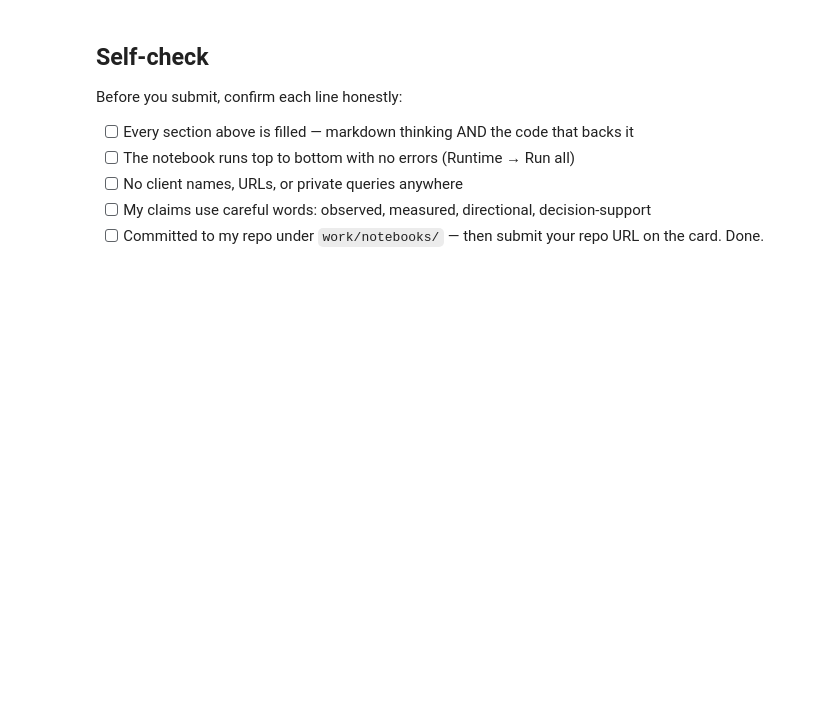
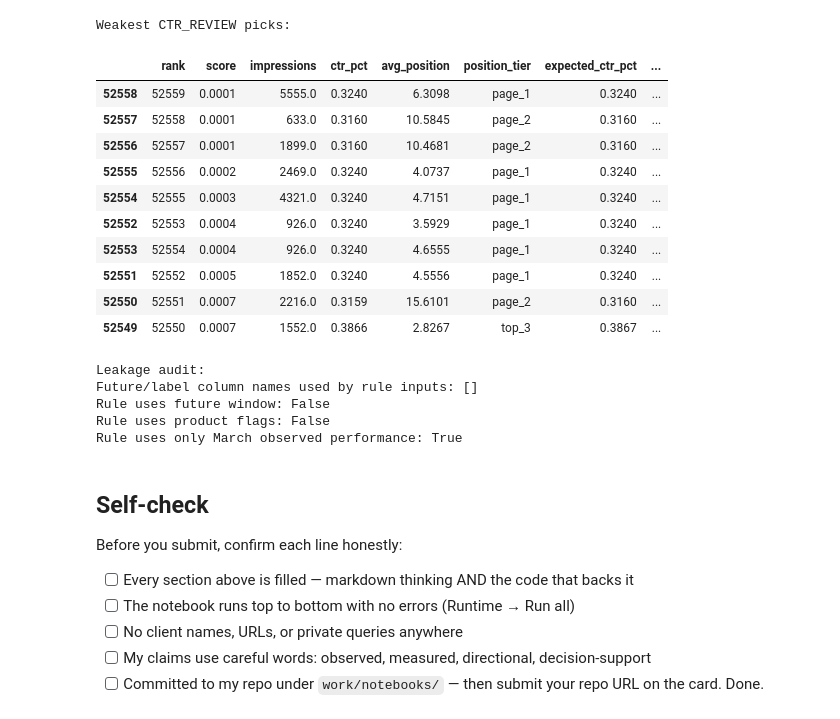
Before and after one commit to Fraz-Rasool/ML-Internship, a Jupyter notebook: work/notebooks/w04_baseline_score.ipynb, the cells around one changed output. Cells and saved outputs as stored; diff of their text form; code cells hidden in the pictures; blank space fills up the shorter version.

```diff
--- a/work/notebooks/w04_baseline_score.ipynb
+++ b/work/notebooks/w04_baseline_score.ipynb
@@ -37,3 +422,69 @@ This skeleton is yours to fill. Work the sections **in order** — each one has
+# %%
+weak = baseline_queue[
+    (baseline_queue["action"] == "CTR_REVIEW")
+].tail(10).sort_values("score")
+
+print("Weakest CTR_REVIEW picks:")
+display(
+    weak[[
+        "rank", "score", "impressions", "ctr_pct", "avg_position",
+        "position_tier", "expected_ctr_pct", "ctr_opportunity_gap_pct",
+        "reason_code", "action"
+    ]].round(4)
+)
+
+future_terms = [
+    "trend_direction", "trend_pct", "is_declining_label",
+    "future", "april", "may", "june"
+]
+notebook_text = " ".join(
+    "".join(c.get("source", [])) if isinstance(c, dict) else c
+    for c in globals().get("_ih", [])
+).lower() if "_ih" in globals() else ""
+
+used_future_names = [
+    term for term in future_terms
+    if term in notebook_text
+]
+
+# Explicit structural check of the dataframe columns used by the rule.
+allowed_rule_inputs = {
+    "client_hash_id", "content_hash_id", "impressions", "clicks",
+    "ctr_pct", "avg_position", "position_tier", "expected_ctr_pct",
+    "ctr_opportunity_gap_pct"
+}
+rule_inputs = set(march.columns) | {"expected_ctr_pct", "ctr_opportunity_gap_pct"}
+
+print("\nLeakage audit:")
+print("Future/label column names used by rule inputs:", sorted(
+    rule_inputs.intersection({
+        "trend_direction", "trend_pct", "is_declining_label"
+    })
+))
+print("Rule uses future window:", False)
+print("Rule uses product flags:", False)
+print("Rule uses only March observed performance:", True)
+
+if set(["trend_direction", "trend_pct", "is_declining_label"]).intersection(rule_inputs):
+    raise AssertionError("Leakage detected in rule inputs.")
+# %% [output]
+Weakest CTR_REVIEW picks:
+|  | rank | score | impressions | ctr_pct | avg_position | position_tier | expected_ctr_pct | ... |
+| 52558 | 52559 | 0.0001 | 5555.0 | 0.3240 | 6.3098 | page_1 | 0.3240 | ... |
+| 52557 | 52558 | 0.0001 | 633.0 | 0.3160 | 10.5845 | page_2 | 0.3160 | ... |
+| 52556 | 52557 | 0.0001 | 1899.0 | 0.3160 | 10.4681 | page_2 | 0.3160 | ... |
+| 52555 | 52556 | 0.0002 | 2469.0 | 0.3240 | 4.0737 | page_1 | 0.3240 | ... |
+| 52554 | 52555 | 0.0003 | 4321.0 | 0.3240 | 4.7151 | page_1 | 0.3240 | ... |
+| 52552 | 52553 | 0.0004 | 926.0 | 0.3240 | 3.5929 | page_1 | 0.3240 | ... |
+| 52553 | 52554 | 0.0004 | 926.0 | 0.3240 | 4.6555 | page_1 | 0.3240 | ... |
+| 52551 | 52552 | 0.0005 | 1852.0 | 0.3240 | 4.5556 | page_1 | 0.3240 | ... |
+| 52550 | 52551 | 0.0007 | 2216.0 | 0.3159 | 15.6101 | page_2 | 0.3160 | ... |
+| 52549 | 52550 | 0.0007 | 1552.0 | 0.3866 | 2.8267 | top_3 | 0.3867 | ... |
+Leakage audit:
+Future/label column names used by rule inputs: []
+Rule uses future window: False
+Rule uses product flags: False
+Rule uses only March observed performance: True
 # %% [markdown]
 ## Self-check
 
```
Also changed, not shown: parts of 19 cells of this notebook.
